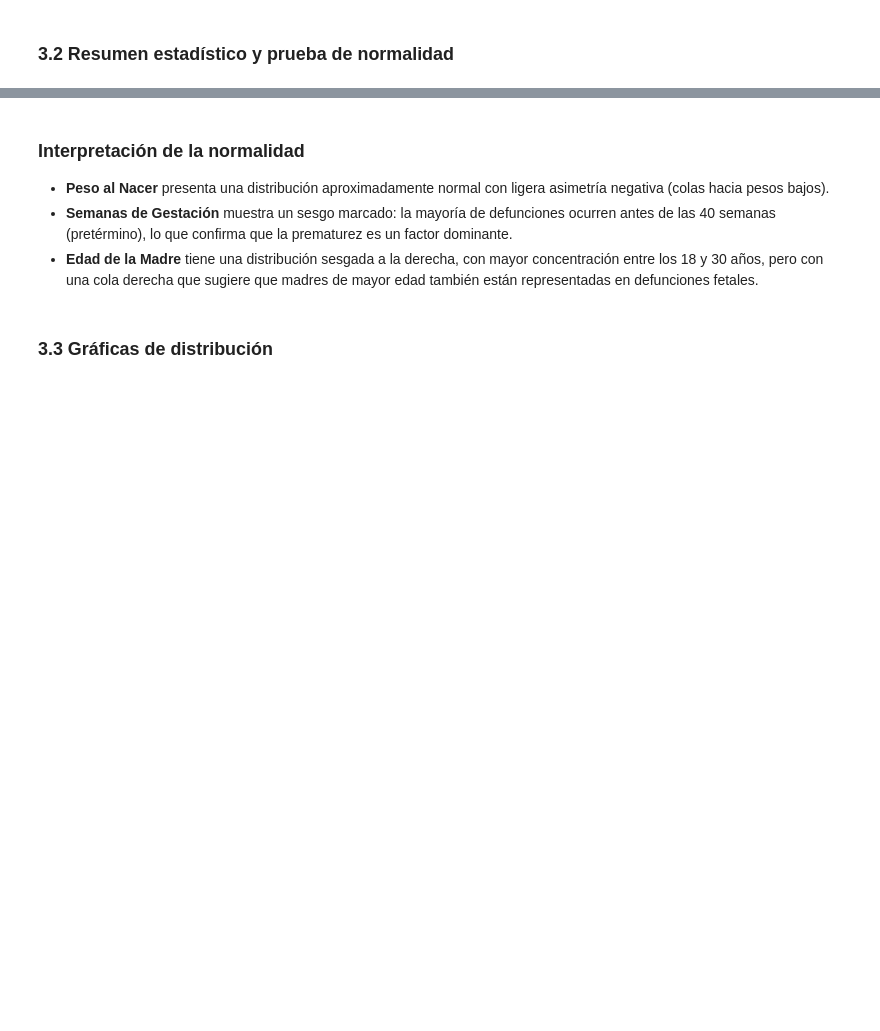
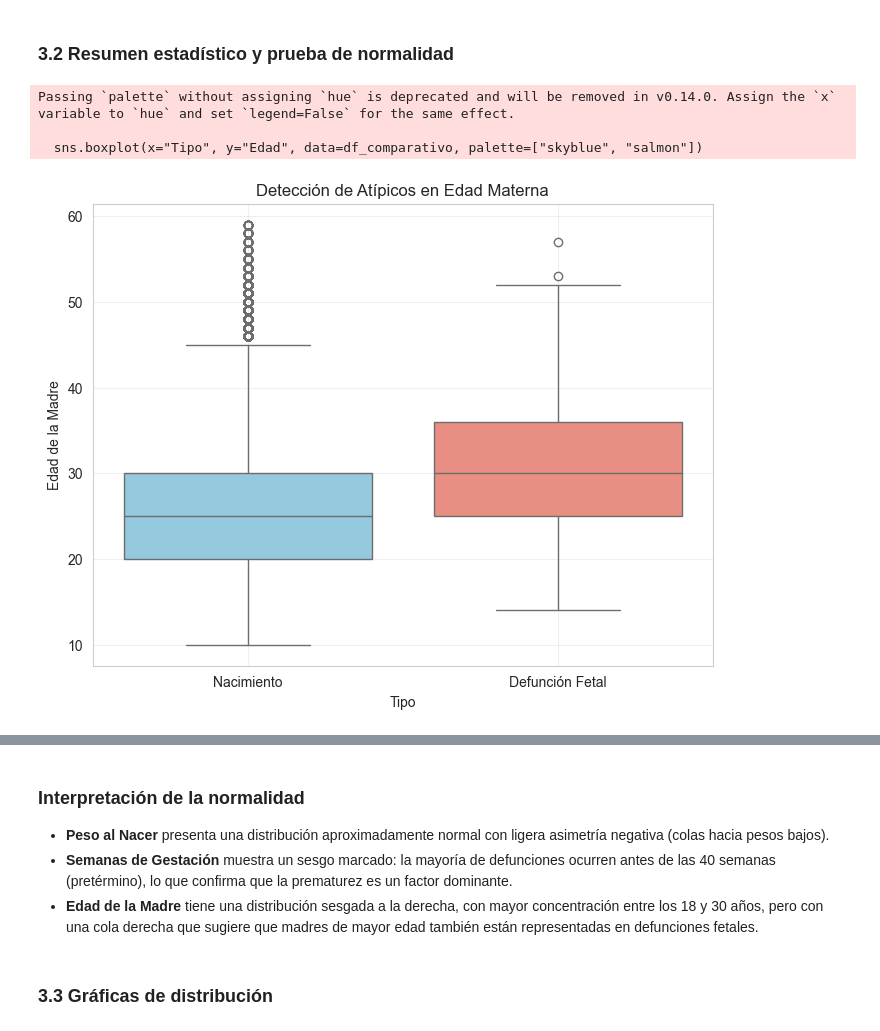
Before and after one commit to Dcextrim/MineriadeDatos-Proyecto1, a Jupyter notebook: Proyecto.ipynb, the cells around one changed output, grey strips where cells are left out. Saved outputs shown, nothing was run; the diff lists cells and outputs as text; code cells hidden in the pictures; blank space fills up the shorter version.

```diff
--- a/Proyecto.ipynb
+++ b/Proyecto.ipynb
@@ -432,3 +567,35 @@ describir_dataset(df_defunciones, "Defunciones Fetales")
 # %% [markdown]
 ### 3.2 Resumen estadístico y prueba de normalidad
+# %%
+# 1. Limpieza de Edad Lógica
+# Eliminamos madres con edad mayor a 55 años (probablemente son errores 99 o 999)
+# y menores a 10 años (errores de registro)
+df_nacimientos = df_nacimientos[df_nacimientos['Edad_Madre'] < 80]
+df_nacimientos = df_nacimientos[df_nacimientos['Edad_Madre'] > 1]
+
+df_defunciones = df_defunciones[df_defunciones['Edad_Madre'] < 80]
+df_defunciones = df_defunciones[df_defunciones['Edad_Madre'] > 1]
+
+# 2. Generar el Boxplot de nuevo
+# (Repetimos el código de preparación para la gráfica)
+df_nac_temp = pd.DataFrame({'Edad': df_nacimientos['Edad_Madre'], 'Tipo': 'Nacimiento'})
+df_def_temp = pd.DataFrame({'Edad': df_defunciones['Edad_Madre'], 'Tipo': 'Defunción Fetal'})
+
+df_comparativo = pd.concat([df_nac_temp, df_def_temp])
+
+plt.figure(figsize=(8, 6))
+sns.boxplot(x="Tipo", y="Edad", data=df_comparativo, palette=["skyblue", "salmon"])
+
+plt.title("Detección de Atípicos en Edad Materna")
+plt.ylabel("Edad de la Madre")
+plt.grid(True, alpha=0.3)
+plt.show()
+
+# Limpiar temporales
+del df_nac_temp, df_def_temp, df_comparativo
+# %% [output]
+Passing `palette` without assigning `hue` is deprecated and will be removed in v0.14.0. Assign the `x` variable to `hue` and set `legend=False` for the same effect.
+
+  sns.boxplot(x="Tipo", y="Edad", data=df_comparativo, palette=["skyblue", "salmon"])
+[figure, added]
 # %%
```
Also changed, not shown: parts of 30 cells of this notebook.
